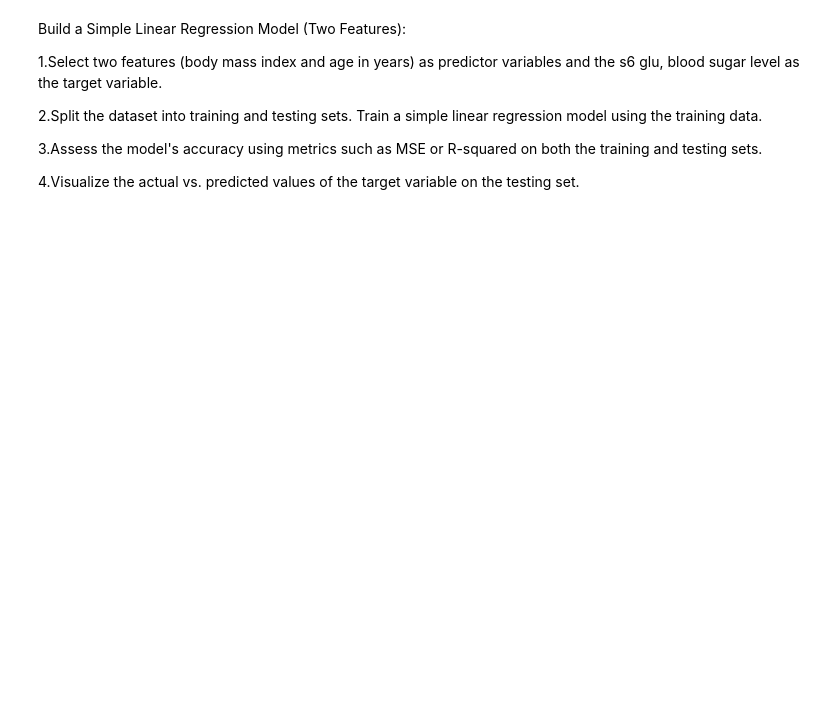
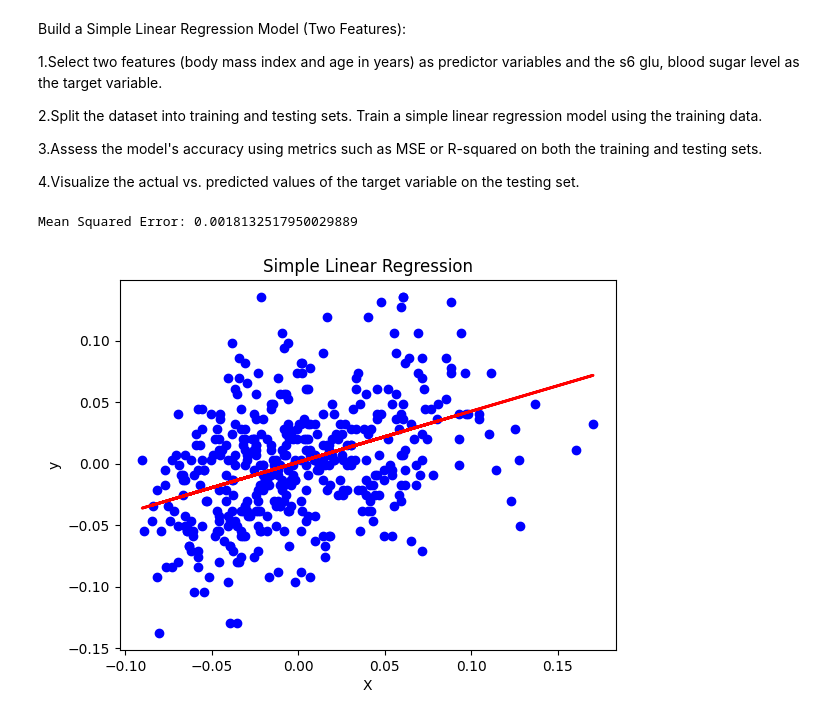
Before and after one commit to Tdiddydoit/Python-collab, a Jupyter notebook: Week9_Assignment_9_1.ipynb, the cells around one changed output. Saved outputs shown, nothing was run; the diff lists cells and outputs as text; code cells hidden in the pictures; blank space fills up the shorter version.

```diff
--- a/Week9_Assignment_9_1.ipynb
+++ b/Week9_Assignment_9_1.ipynb
@@ -89,3 +150,26 @@ Train a simple linear regression model using the training data.
 3.Assess the model's accuracy using metrics such as MSE or R-squared on both the training and testing sets.
 
 4.Visualize the actual vs. predicted values of the target variable on the testing set.
+# %%
+X = diabetes_df[['bmi']]
+y = diabetes_df['s6']
+
+X_train, X_test, y_train, y_test = train_test_split(X, y, test_size=0.2, random_state=42)
+
+model = LinearRegression()
+model.fit(X_train, y_train)
+
+y_pred = model.predict(X_test)
+
+mse = mean_squared_error(y_test, y_pred)
+print(f"Mean Squared Error: {mse}")
+
+plt.scatter(X, y, color='blue')
+plt.plot(X_test, y_pred, color='red', linewidth=2)
+plt.xlabel('X')
+plt.ylabel('y')
+plt.title('Simple Linear Regression')
+plt.show()
+# %% [output]
+Mean Squared Error: 0.0018132517950029889
+[figure, added]
```
Also changed, not shown: parts of 5 cells of this notebook.
